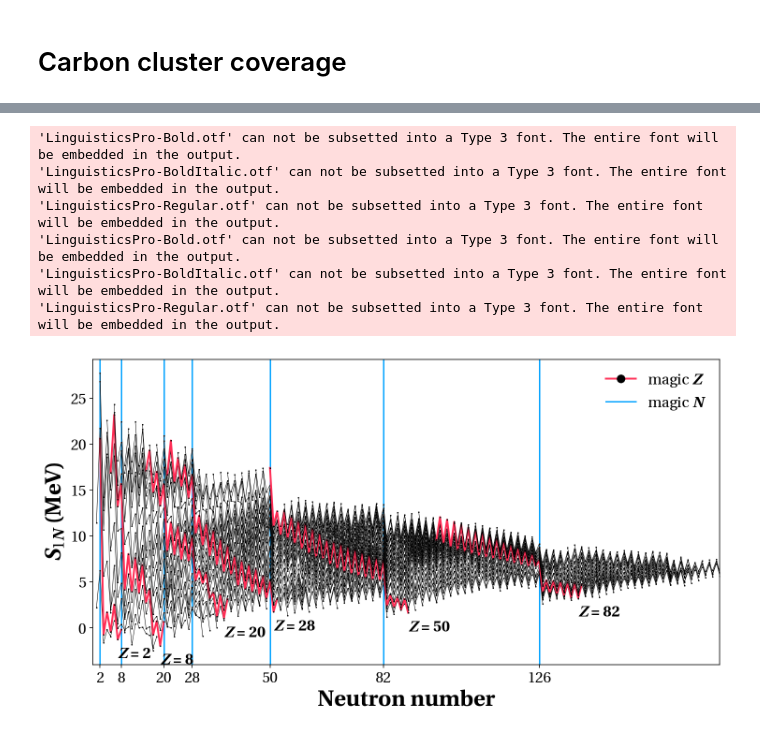
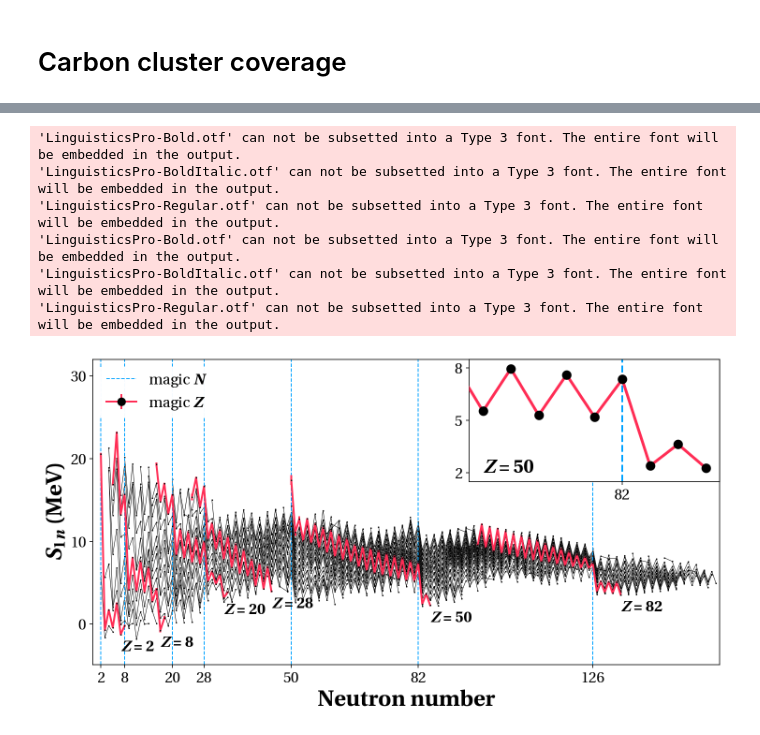
Before and after one commit to jonas-ka/nuclear-chart-plotter, a Jupyter notebook: nuclear-chart.ipynb, the cells around one changed output, grey strips where cells are left out. Saved outputs shown, nothing was run; the diff lists cells and outputs as text; code cells hidden in the pictures.

Commit message:
Main script with additional S1N/S2N plots
Updated plots for my dissertation

```diff
--- a/nuclear-chart.ipynb
+++ b/nuclear-chart.ipynb
@@ -508,13 +947,17 @@ nubase_df[(nubase_df['Z_+'].str[3] == '0')&(nubase_df.decay.str[0] == 'p')&(nuba
 # marking the mass range of carbon clusters
 nubase_df[(nubase_df.A % 12 == 0)].plot(x='N', y='Z', ax=ax, lw=0, marker=[(1,-1), (1.1,-0.9), (-0.9,1.1), (-1,1)], markersize=15, c='#FF2D55', mec=None, label='C cluster')
 
-# inserting lines to display the magic numbers
+# inserting lines to display the magic numbers and adding the "magic elements"
 magic_nrs = [2, 8, 20, 28, 50, 82, 126]
-for magic in magic_nrs:
-    plt.hlines(y=magic, xmin=nubase_df[nubase_df.Z == magic].N.min()-5, xmax=nubase_df[nubase_df.Z == magic].N.max()+5, color='k', linewidth=1, zorder=1)
-    plt.vlines(x=magic, ymin=nubase_df[nubase_df.N == magic].Z.min()-5, ymax=nubase_df[nubase_df.N == magic].Z.max()+5, color='k', linewidth=1, zorder=1)
-    plt.hlines(y=magic, xmin=nubase_df[nubase_df.Z == magic].N.min()-5, xmax=nubase_df[nubase_df.Z == magic].N.max()+5, color='k', alpha=0.5, linewidth=1, zorder=50)
-    plt.vlines(x=magic, ymin=nubase_df[nubase_df.N == magic].Z.min()-5, ymax=nubase_df[nubase_df.N == magic].Z.max()+5, color='k', alpha=0.5, linewidth=1, zorder=50)
+magic_el = ['He', 'O', 'Ca', 'Ni', 'Sn', 'Pb', 'Ubh']
+for i in range(len(magic_nrs)):
+    plt.hlines(y=magic_nrs[i], xmin=nubase_df[nubase_df.Z == magic_nrs[i]].N.min()-5, xmax=nubase_df[nubase_df.Z == magic_nrs[i]].N.max()+5, color='k', linewidth=1)
+    plt.vlines(x=magic_nrs[i], ymin=nubase_df[nubase_df.N == magic_nrs[i]].Z.min()-5, ymax=nubase_df[nubase_df.N == magic_nrs[i]].Z.max()+5, color='k', linewidth=1)
+    plt.hlines(y=magic_nrs[i], xmin=nubase_df[nubase_df.Z == magic_nrs[i]].N.min()-5, xmax=nubase_df[nubase_df.Z == magic_nrs[i]].N.max()+5, color='k', alpha=0.5, linewidth=1, zorder=50)
+    plt.vlines(x=magic_nrs[i], ymin=nubase_df[nubase_df.N == magic_nrs[i]].Z.min()-5, ymax=nubase_df[nubase_df.N == magic_nrs[i]].Z.max()+5, color='k', alpha=0.5, linewidth=1, zorder=50)
+    plt.text(x=nubase_df[nubase_df.Z == magic_nrs[i]].N.max()+5.5,
+             y=magic_nrs[i]-2.5,
+             s='{}'.format(magic_el[i]), fontweight='bold', fontsize=18)
 
 # standardized figure parameters
 ax.set_xlabel('Neutron number', fontsize=24, fontweight='bold')
@@ -566,59 +1123,91 @@ m_n = physical_constants['neutron mass energy equivalent in MeV'][0]
 mpl.rc('font', family='serif', serif='Linguistics Pro')
 mpl.rc('text', usetex=False)
 mpl.rc('mathtext', fontset='custom',
-       rm='Linguistics Pro',
+       rm='Linguistics Pro:bold',
        it='Linguistics Pro:italic:bold',
        bf='Linguistics Pro:bold')
 
 # plotting the different decay modes
-f, ax = plt.subplots(1,1,figsize=(12,6))
+f, ax2 = plt.subplots(1,1,figsize=(12,6))
+
+ax2in = ax2.inset_axes([0.6,0.6,0.4,0.4])
 
 # calculating S1N
 nubase_df['s1n'] = 0.0
+nubase_df['s1n_unc'] = 0.0
 magic_nrs = [2, 8, 20, 28, 50, 82, 126]
 magic_s1n_dict = {2:[],8:[],20:[],28:[],50:[],82:[],126:[]}
 
 for z,df_z in nubase_df[(nubase_df['Z_+'].str[3] == '0')].groupby('Z'):
     df_z.s1n = df_z.ME_keV.shift(1)/1000 - df_z.ME_keV/1000 + nubase_df.ME_keV['1 n']/1000
+    df_z.s1n_unc = np.sqrt((df_z.ME_unc_keV.shift(1)/1000).pow(2)
+                           + (df_z.ME_unc_keV/1000).pow(2)
+                           + (nubase_df.ME_unc_keV['1 n']/1000)**2)
     # save magic-N-S1N
     for n in magic_nrs:
-        if df_z[df_z.N == n].s1n.empty == False:
+        if df_z[(df_z.N == n)&(nubase_df.extrapol == False)].s1n.empty == False:
             magic_s1n_dict[n].append(df_z[df_z.N == n].s1n[0])
     # plot S1N in black, except for magic-Z -> red
     if z in magic_nrs:
-        df_z.plot(x='N', y='s1n', ax=ax, label='magic $Z$', lw=2, c='#FF2D55', marker='o',
-                  markersize=1.5, markerfacecolor='k', markeredgewidth=0.1, markeredgecolor='k')
-        plt.text(x=df_z.N[df_z.s1n.idxmin()],y=df_z.s1n.min()-2,s='$Z$ = {}'.format(z),
+        df_z[(nubase_df.extrapol == False)].plot(x='N', y='s1n', yerr='s1n_unc', ax=ax2, label='magic $Z$', lw=2, c='#FF2D55', marker='o',
+                  markersize=1.5, markerfacecolor='k', markeredgewidth=0.1, markeredgecolor='k', zorder=50)
+        ax2.text(x=df_z[(nubase_df.extrapol == False)].N[df_z[(nubase_df.extrapol == False)].s1n.idxmin()],
+                 y=df_z[(nubase_df.extrapol == False)].s1n.min()-2,s='$Z$ = {}'.format(z),
                  fontweight='bold', fontsize=16)
+        if z == 50:
+            df_z[(nubase_df.extrapol == False)].plot(x='N', y='s1n', ax=ax2in, label='magic $Z$', lw=3, c='#FF2D55', marker='o',
+                      markersize=10, markerfacecolor='k', markeredgewidth=0.1, markeredgecolor='k', zorder=50)
     else:
-        df_z.plot(x='N', y='s1n', ax=ax, label='_nolegend_', lw=0.5, c='k', marker='o',
-                  markersize=1.5, markerfacecolor='k', markeredgewidth=0.1, markeredgecolor='k')
+        try:
+            df_z[(nubase_df.extrapol == False)&(df_z.Z < 101)].iloc[2:].plot(x='N', y='s1n', ax=ax2, label='_nolegend_', lw=0.5, c='k', marker='o',
+                      markersize=1.5, markerfacecolor='k', markeredgewidth=0.1, markeredgecolor='k', zorder=1)
+        except:
+            pass
 
 # inserting lines to display the magic numbers
 for magic in magic_nrs:
-    plt.axvline(x=magic, color='#00A2FF', linewidth=1.5, zorder=1, label='magic $N$')
+    ax2.axvline(x=magic, color='#00A2FF',linestyle='--', linewidth=1, zorder=1, label='magic $N$')
 
 # standardized figure parameters
-plt.tick_params(labelsize=16)
-ax.set_xlabel('Neutron number', fontsize=24, fontweight='bold')
-ax.set_ylabel('$S_{1N}$ (MeV)', fontsize=24, fontweight='bold')
-ax.set_xticks(magic_nrs)
+ax2.tick_params(labelsize=16)
+ax2.minorticks_off()
+ax2.get_legend().remove()
+ax2.set_ylim(-4.9, 32)
+ax2.set_yticks([0,10,20, 30])
 
-handles, labels = ax.get_legend_handles_labels()    # allows splitting the legend
+# inlet parameters
+ax2in.set_xlim(76.5, 85.5)
+ax2in.set_ylim(1.5, 8.5)
+ax2in.set_xticks([82])
+ax2in.set_yticks([2,5,8])
+ax2in.set_xlabel('')
+ax2in.tick_params(labelsize=16)
+ax2in.text(x=77,y=2,s='$Z=50$',fontweight='bold',fontsize=20)
+ax2in.axvline(x=82, color='#00A2FF',linestyle='--', linewidth=2, zorder=1)
+ax2in.get_legend().remove()
+
+# standardized figure parameters
+ax2.set_xlabel('Neutron number', fontsize=24, fontweight='bold')
+ax2.set_ylabel('$S_{1n}$ (MeV)', fontsize=24, fontweight='bold')
+ax2.set_xticks(magic_nrs)
+
+ax2.set_xlim(0,158)
+
+handles, labels = ax2.get_legend_handles_labels()    # allows splitting the legend
 handles1 = [handles[0],handles[-1]]
 
-lg1 = ax.legend(handles=handles1,loc=1, markerscale=6,fontsize=16, ncol=1, edgecolor='white')
+lg1 = ax2.legend(handles=handles1,loc=2, markerscale=6,fontsize=16, ncol=1, edgecolor='white')
 plt.setp(lg1.get_title(),fontsize=20,fontweight='bold')    # legend title bold
 plt.gca().add_artist(lg1)
 
 plt.savefig('s1n.pdf',bbox_inches='tight',pad_inches=0)
 plt.show()
 # %% [output]
 'LinguisticsPro-Bold.otf' can not be subsetted into a Type 3 font. The entire font will be embedded in the output.
 'LinguisticsPro-BoldItalic.otf' can not be subsetted into a Type 3 font. The entire font will be embedded in the output.
 'LinguisticsPro-Regular.otf' can not be subsetted into a Type 3 font. The entire font will be embedded in the output.
 'LinguisticsPro-Bold.otf' can not be subsetted into a Type 3 font. The entire font will be embedded in the output.
 'LinguisticsPro-BoldItalic.otf' can not be subsetted into a Type 3 font. The entire font will be embedded in the output.
 'LinguisticsPro-Regular.otf' can not be subsetted into a Type 3 font. The entire font will be embedded in the output.
-[figure, old version]
+[figure, new version]
 # %% [markdown]
```
Also changed, not shown: parts of 19 cells of this notebook, 1 other file.
